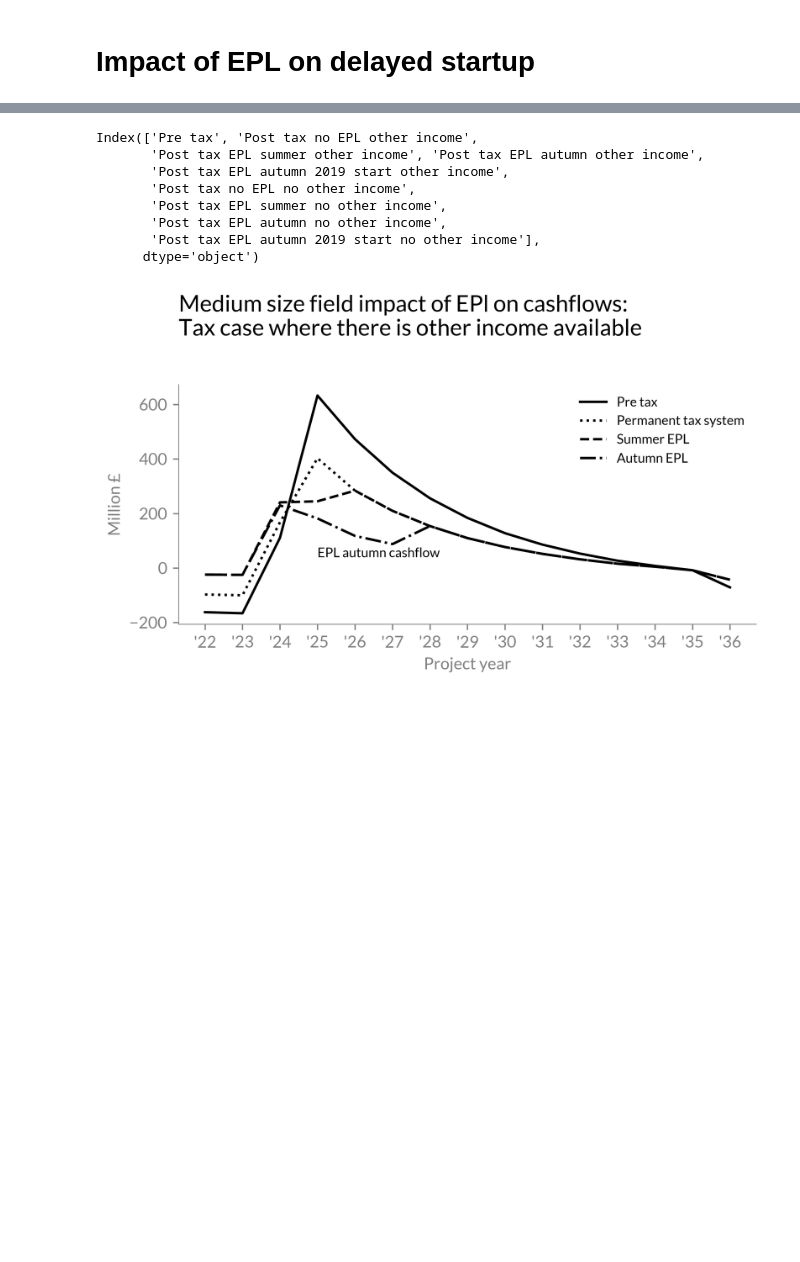
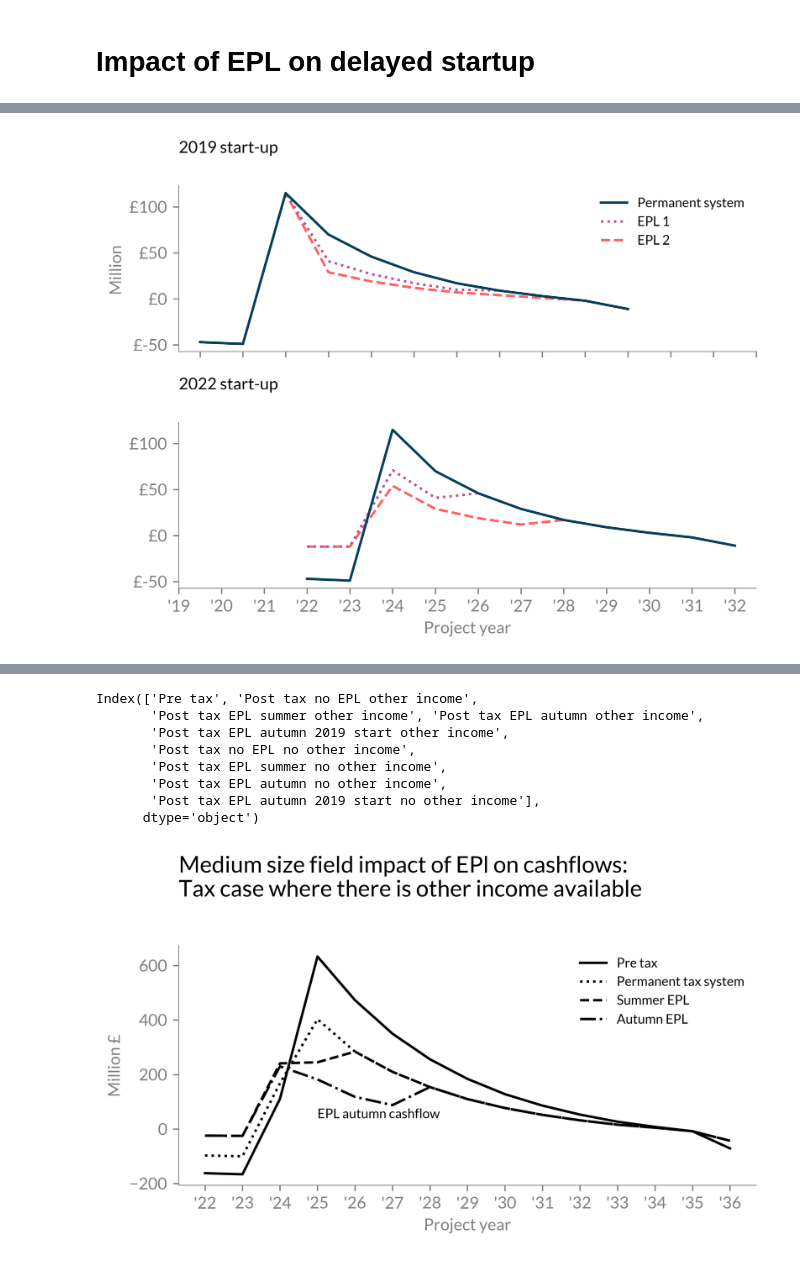
Before and after one commit to artregalado/EPL-Analysis, a Jupyter notebook: epl_analysis_notebook.ipynb, the cells around one changed output, grey strips where cells are left out. Cells and saved outputs as stored; diff of their text form; code cells hidden in the pictures; blank space fills up the shorter version.

Commit message:
Finished delayed startup comparison plots

```diff
--- a/epl_analysis_notebook.ipynb
+++ b/epl_analysis_notebook.ipynb
@@ -47,6 +47,11 @@ mpl.rcParams['font.family'] = 'Lato'
 
 mpl.rcParams['axes.spines.top'] = False
 mpl.rcParams['axes.spines.right'] = False
+# %%
+color_base_line = '#003f5c'
+color_highlight_red = '#bc5090'
+color_highlight_purple = '#58508d'
+color_highlight_orangered = '#ff6361'
 # %%
 # %% Get results for analysis and plotting
 
@@ -127,0 +186,61 @@ Name: NPV in Million £, Real values (rounded), dtype: float64
+# %%
+# Get relevant cashflows, create correct indexes for different startup years, then merge to plot
+
+summer = cashflow_small_field['Post tax EPL summer other income']['post_tax_ncf']
+autumn = cashflow_small_field['Post tax EPL autumn other income']['post_tax_ncf']
+
+summer2019 = cashflow_small_field['Post tax EPL summer 2019 start other income']['post_tax_ncf']
+autumn2019 = cashflow_small_field['Post tax EPL autumn 2019 start other income']['post_tax_ncf']
+
+index2019 = pd.RangeIndex(start = 2019, stop = 2019 + len(summer2019))
+index2022 = pd.RangeIndex(start = 2022, stop = 2022 + len(summer2019))
+
+summer.index = index2022
+autumn.index = index2022
+
+summer2019.index = index2019
+autumn2019.index = index2019
+
+permanent = cashflow_small_field['Post tax no EPL other income']['post_tax_ncf'].values
+permanent2019 = cashflow_small_field['Post tax no EPL other income']['post_tax_ncf'].values
+
+permanent = pd.Series(permanent, index=index2022)
+permanent2019 = pd.Series(permanent2019, index=index2019)
+
+
+df = pd.concat([permanent, summer, autumn, permanent2019, summer2019, autumn2019], axis=1, sort=True)
+df.columns = ['Permanent_2022', 'EPL1_2022', 'EPL2_2022', 'Permanent_2019', 'EPL1_2019', 'EPL2_2019']
+df.index = df.index.map(str)
+
+fig, (ax1,ax2) =plt.subplots(nrows=2, figsize=(5.8, 4.5), dpi=600, tight_layout=True, sharey=True)
+
+ax1.plot(df['EPL2_2019'], label='EPL 2', c=color_highlight_orangered, ls='--')
+ax1.plot(df['EPL1_2019'], label='EPL 1', c=color_highlight_red, ls=':')
+ax1.plot(df['Permanent_2019'], label='Permanent system', color=color_base_line)
+
+ax2.plot(df['EPL2_2022'], label='EPL 2', c=color_highlight_orangered, ls='--')
+ax2.plot(df['EPL1_2022'], label="EPL 1", c=color_highlight_red, ls=':')
+ax2.plot(df['Permanent_2022'], label='Permanent system', color=color_base_line)
+
+ax1.set_title("2019 start-up", size=10, loc='left', pad=20)
+ax2.set_title("2022 start-up", size=10, loc='left', pad=20)
+
+ax2.set_xlabel("Project year")
+ax1.set_ylabel("Million")
+
+ax1.yaxis.set_major_formatter('£{x:1.0f}')
+ax2.yaxis.set_major_formatter('£{x:1.0f}')
+
+x_labels = [str("'" + year[2:4]) for year in df.index]
+ax1.set_xticks(ticks = df.index, labels = "")
+ax2.set_xticks(ticks = df.index, labels = x_labels)
+
+# Legend styling
+h, l = ax1.get_legend_handles_labels()
+ax1.legend(handles=[h[2], h[1], h[0]], labels=[l[2], l[1], l[0]], frameon=False, loc='upper right')
+
+
+fig.subplots_adjust(hspace=5)
+plt.show()
+# %% [output]
+[figure, added]
```
Also changed, not shown: parts of 12 cells of this notebook.
